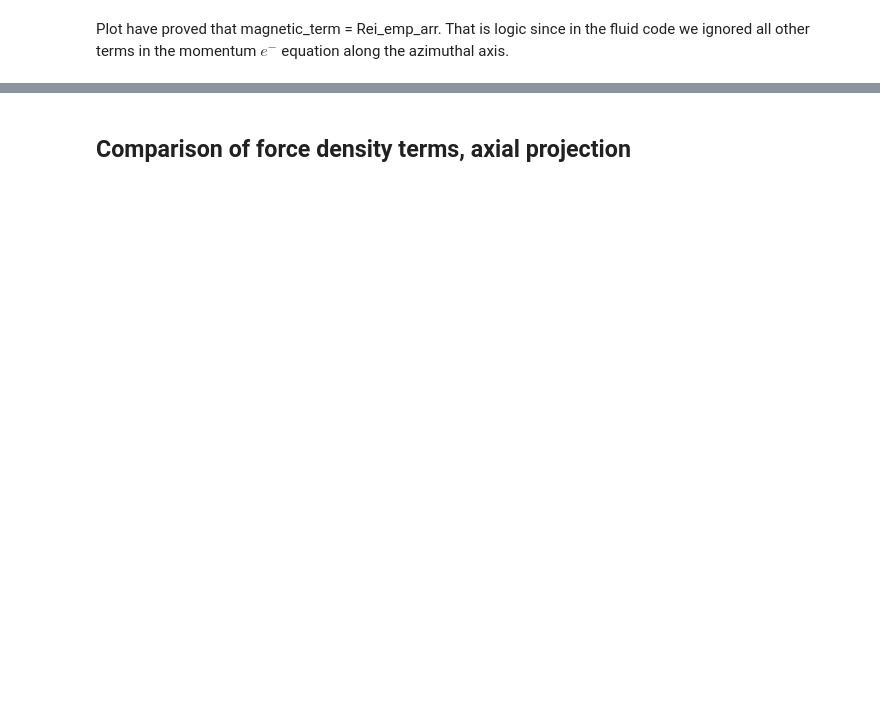
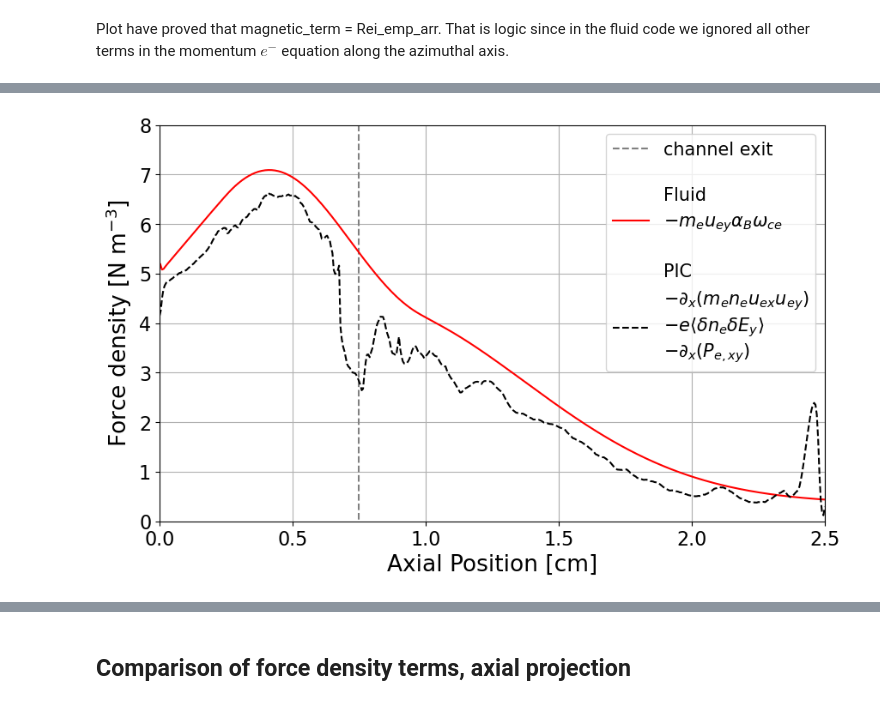
Before and after one commit to federicopetronio/FLHET1D, a Jupyter notebook: plots_comparison_PIC.ipynb, the cells around one changed output, grey strips where cells are left out. Cells and saved outputs as stored; diff of their text form; code cells hidden in the pictures; blank space fills up the shorter version.

```diff
--- a/plots_comparison_PIC.ipynb
+++ b/plots_comparison_PIC.ipynb
@@ -174,3 +179,26 @@ plt.show()
+# %%
+f, ax = plt.subplots(figsize=(10,6))
+
+ax.plot([LTHR*100, LTHR*100], [-2000., 2000.], '--', color='grey', label='channel exit')
+ax.plot([], [], ' ', label="\nFluid")
+ax.plot(x_center*100, Rei_emp_y, 'r-', label = "$-m_e u_{ey} \\alpha_{B} \\omega_{ce}$")
+ax.plot([], [], ' ', label="\nPIC")
+ax.plot(extracted_df['x'], -PIC_F_in_y+PIC_Rei_y+PIC_F_P_y, 'k--', label = "$-\\partial_x(m_e n_e u_{ex} u_{ey})$\n$-e\\langle \\delta n_e \\delta E_y \\rangle$\n$-\\partial_x(P_{e,xy})$")
+#ax.plot(extracted_df['x'], -PIC_F_in_y+PIC_Rei_y+PIC_F_P_y, 'k--', label = "$-\\partial_x(m_e n_e u_{ex} u_{ey})$")
+#ax.set_yticks([-12., -8.0, -4.0, 0., 4.0, 8.0, 12.0])
+ax.set_ylim([0., 8.])
+ax.set_xlim([0., 2.5])
+ax.xaxis.set_tick_params(labelsize=tickfontsize)
+ax.yaxis.set_tick_params(labelsize=tickfontsize)
+ax.set_ylabel("Force density [N m$^{-3}$]", fontsize=axisfontsize)
+ax.set_xlabel("Axial Position [cm]", fontsize=axisfontsize)
+ax.grid()
+ax.legend(fontsize=legendfontsize)
+
+#plt.tight_layout()
+plt.show()
+# %% [output]
+[figure, added]
 # %%
 fig = plt.figure(figsize=(10,7))
 
```
Also changed, not shown: parts of 12 cells of this notebook, 2 other files.
